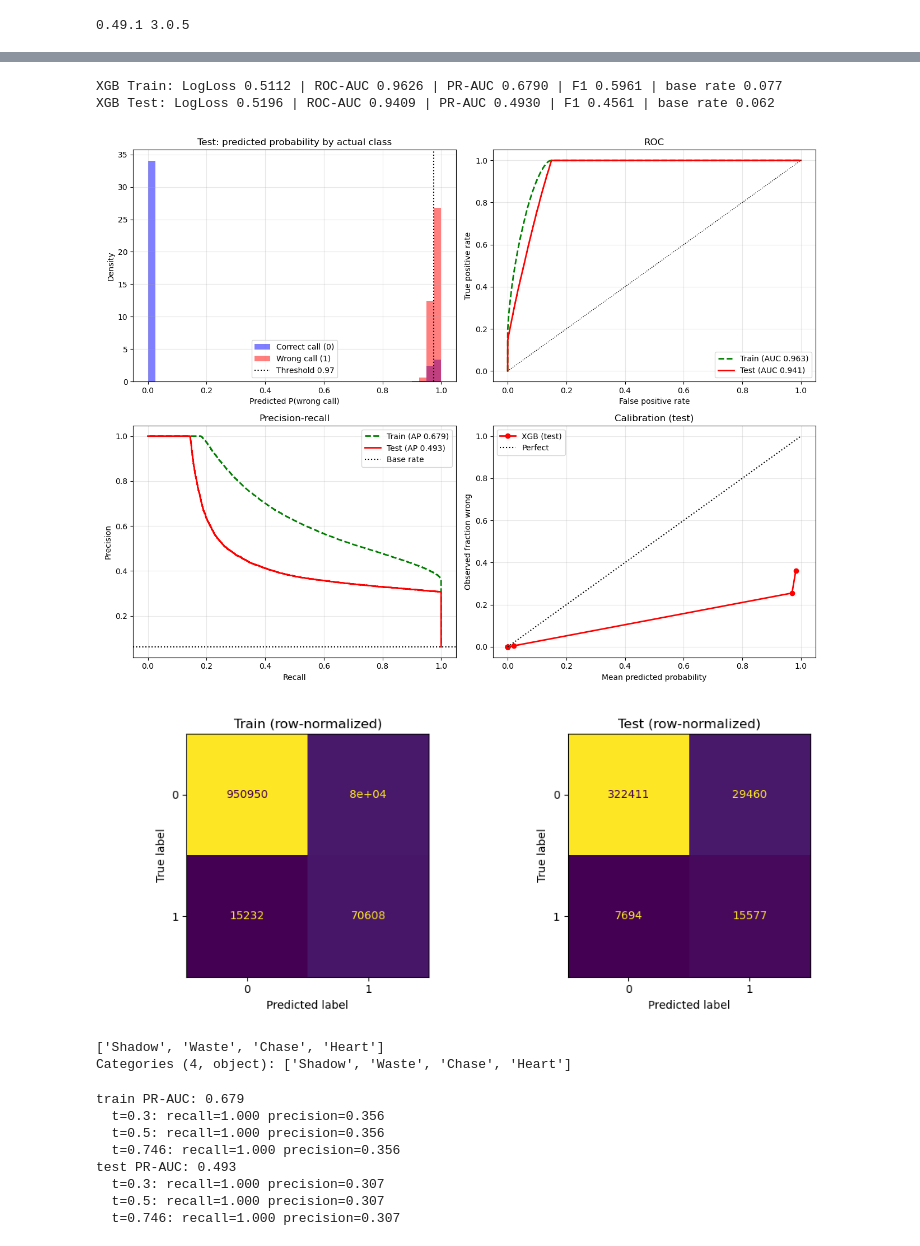
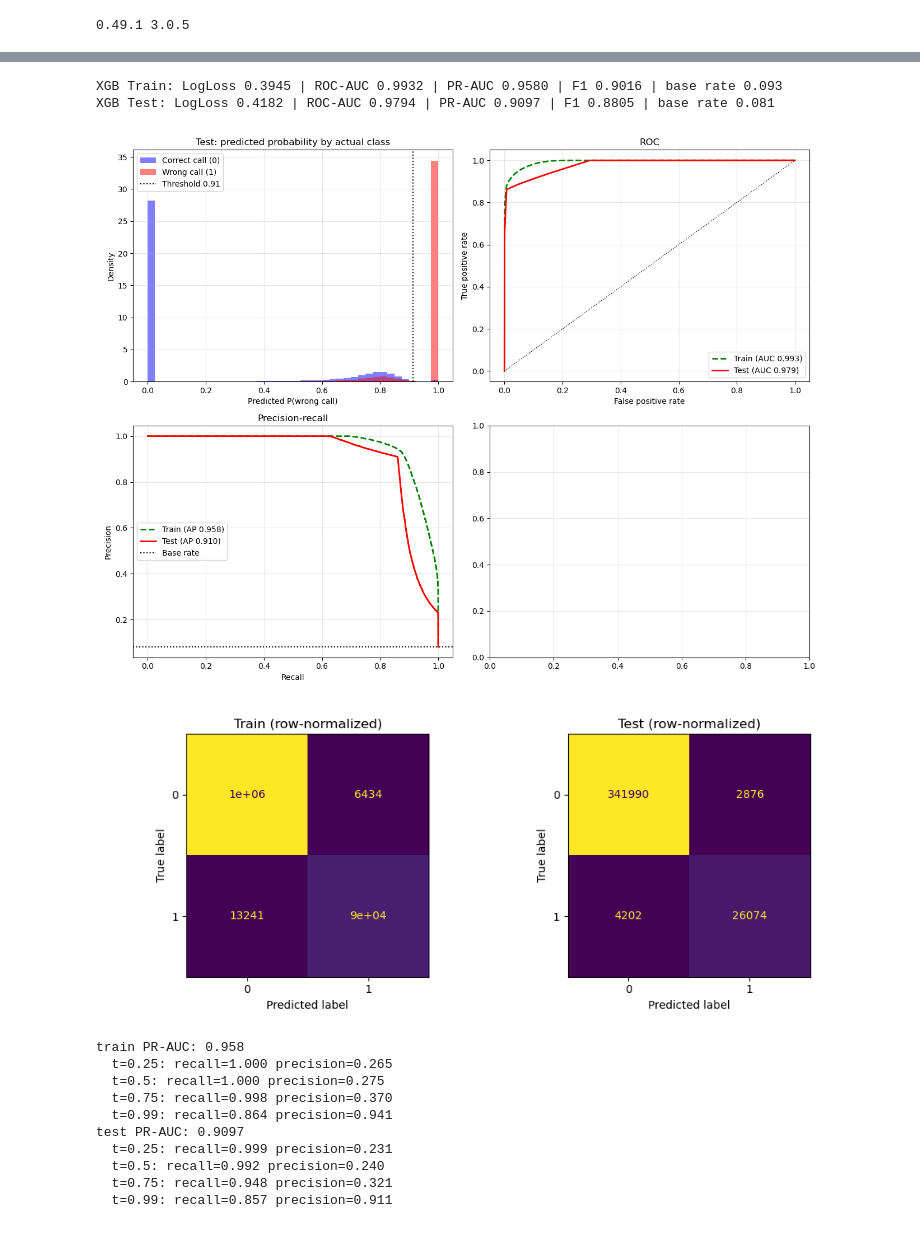
Before and after one commit to vfitz2/DVA_Project, a Jupyter notebook: modeling/xgb.ipynb, the cells around one changed output, grey strips where cells are left out. Saved outputs shown, nothing was run; the diff lists cells and outputs as text; code cells hidden in the pictures.

```diff
--- a/modeling/xgb.ipynb
+++ b/modeling/xgb.ipynb
@@ -45,7 +45,7 @@ for col in object_cols:
     train_data[col] = train_data[col].astype(dtype)
     test_data[col] = test_data[col].astype(dtype)
 # %%
-attr = "is_missed_ball"
+attr = "wrong_call"
 # %%
 train_features, test_features = train_data[feature_cols].drop(columns=["pitcher","batter"]) , test_data[feature_cols].drop(columns=["pitcher","batter"])
 train_response, test_response = train_data[response_cols][attr] , test_data[response_cols][attr]
@@ -138,6 +120,7 @@ xgb_test_probs  = final_model.predict_proba(test_features)[:, 1]
 
 pr, rc, th = precision_recall_curve(train_response, xgb_train_probs)
 thr = th[np.argmax((2 * pr * rc / (pr + rc + 1e-12))[:-1])]
+# thr = .99
 xgb_train_preds = (xgb_train_probs >= thr).astype(int)
 xgb_test_preds  = (xgb_test_probs  >= thr).astype(int)
 
@@ -152,8 +135,8 @@ results = pd.DataFrame({
     'pred_label': np.concatenate([xgb_train_preds, xgb_test_preds]),
     'split':      ['train'] * len(train_response) + ['test'] * len(test_response)})
 # %% [output]
-XGB Train: LogLoss 0.5112 | ROC-AUC 0.9626 | PR-AUC 0.6790 | F1 0.5961 | base rate 0.077
-XGB Test: LogLoss 0.5196 | ROC-AUC 0.9409 | PR-AUC 0.4930 | F1 0.4561 | base rate 0.062
+XGB Train: LogLoss 0.3945 | ROC-AUC 0.9932 | PR-AUC 0.9580 | F1 0.9016 | base rate 0.093
+XGB Test: LogLoss 0.4182 | ROC-AUC 0.9794 | PR-AUC 0.9097 | F1 0.8805 | base rate 0.081
 # %%
 %matplotlib widget
 plt.close("all")
@@ -168,63 +151,62 @@ ax[0, 0].legend()
 
 for yt, pp, st, lbl in [(train_response, xgb_train_probs, 'g--', 'Train'), (test_response, xgb_test_probs, 'r-', 'Test')]:
     f, t, _ = roc_curve(yt, pp)
     ax[0, 1].plot(f, t, st, linewidth=2, label=f'{lbl} (AUC {roc_auc_score(yt, pp):.3f})')
 ax[0, 1].plot([0, 1], [0, 1], 'k:', linewidth=1)
 ax[0, 1].set(xlabel='False positive rate', ylabel='True positive rate', title='ROC'); ax[0, 1].legend()
 
 for yt, pp, st, lbl in [(train_response, xgb_train_probs, 'g--', 'Train'), (test_response, xgb_test_probs, 'r-', 'Test')]:
     p_, r_, _ = precision_recall_curve(yt, pp)
     ax[1, 0].plot(r_, p_, st, linewidth=2, label=f'{lbl} (AP {average_precision_score(yt, pp):.3f})')
 ax[1, 0].axhline(test_response.mean(), color='black', linestyle=':', linewidth=1.5, label='Base rate')
 ax[1, 0].set(xlabel='Recall', ylabel='Precision', title='Precision-recall'); ax[1, 0].legend()
 
-fp, mp = calibration_curve(test_response, xgb_test_probs, n_bins=10, strategy='quantile')
-ax[1, 1].plot(mp, fp, 'ro-', linewidth=2, label='XGB (test)')
-ax[1, 1].plot([0, 1], [0, 1], 'k:', linewidth=1.5, label='Perfect')
-ax[1, 1].set(xlabel='Mean predicted probability', ylabel='Observed fraction wrong', title='Calibration (test)')
-ax[1, 1].legend()
+# fp, mp = calibration_curve(test_response, xgb_test_probs, n_bins=10, strategy='quantile')
+# ax[1, 1].plot(mp, fp, 'ro-', linewidth=2, label='XGB (test)')
+# ax[1, 1].plot([0, 1], [0, 1], 'k:', linewidth=1.5, label='Perfect')
+# ax[1, 1].set(xlabel='Mean predicted probability', ylabel='Observed fraction wrong', title='Calibration (test)')
+# ax[1, 1].legend()
 
 for a in ax.ravel(): a.grid(alpha=0.3)
 plt.tight_layout()
 plt.savefig("../figs/XGB_WrongCall_Diagnostics.png", dpi=300)
 plt.show()
 
 fig, ax = plt.subplots(1, 2, figsize=(10, 4))
 for a, yt, pl, ttl in [(ax[0], train_response, xgb_train_preds, 'Train'), (ax[1], test_response, xgb_test_preds, 'Test')]:
     ConfusionMatrixDisplay.from_predictions(yt, pl, ax=a, colorbar=False,
     # normalize='true',
     # values_format='.2f'
     )
     a.set_title(f'{ttl} (row-normalized)')
 plt.tight_layout()
 plt.savefig("../figs/XGB_WrongCall_Confusion.png", dpi=300)
 plt.show()
 # %% [output]
-[figure, old version]
+[figure, new version]
 [figure]
 # %%
-train_features["attack_zone"].unique()
+# train_features["attack_zone"].unique()
-# %% [output]
-['Shadow', 'Waste', 'Chase', 'Heart']
-Categories (4, object): ['Shadow', 'Waste', 'Chase', 'Heart']
 # %%
 from sklearn.metrics import recall_score, precision_score, average_precision_score
 
 for name, X, y in [("train", train_features, train_response), ("test", test_features, test_response)]:
     p = search.best_estimator_.predict_proba(X)[:, 1]
     print(name, "PR-AUC:", round(average_precision_score(y, p), 4))
-    for t in [0.3, 0.5, 0.746]:
+    for t in [0.25, 0.5, 0.75,.99]:
         pred = p >= t
         print(f"  t={t}: recall={recall_score(y, pred):.3f} precision={precision_score(y, pred):.3f}")
 # %% [output]
-train PR-AUC: 0.679
-  t=0.3: recall=1.000 precision=0.356
-  t=0.5: recall=1.000 precision=0.356
-  t=0.746: recall=1.000 precision=0.356
-test PR-AUC: 0.493
-  t=0.3: recall=1.000 precision=0.307
-  t=0.5: recall=1.000 precision=0.307
-  t=0.746: recall=1.000 precision=0.307
+train PR-AUC: 0.958
+  t=0.25: recall=1.000 precision=0.265
+  t=0.5: recall=1.000 precision=0.275
+  t=0.75: recall=0.998 precision=0.370
+  t=0.99: recall=0.864 precision=0.941
+test PR-AUC: 0.9097
+  t=0.25: recall=0.999 precision=0.231
+  t=0.5: recall=0.992 precision=0.240
+  t=0.75: recall=0.948 precision=0.321
+  t=0.99: recall=0.857 precision=0.911
 # %%
 OUT_DIR = "../results/raw"
 os.makedirs(OUT_DIR, exist_ok=True)
```
Also changed, not shown: parts of 5 cells of this notebook, 9 other files.
